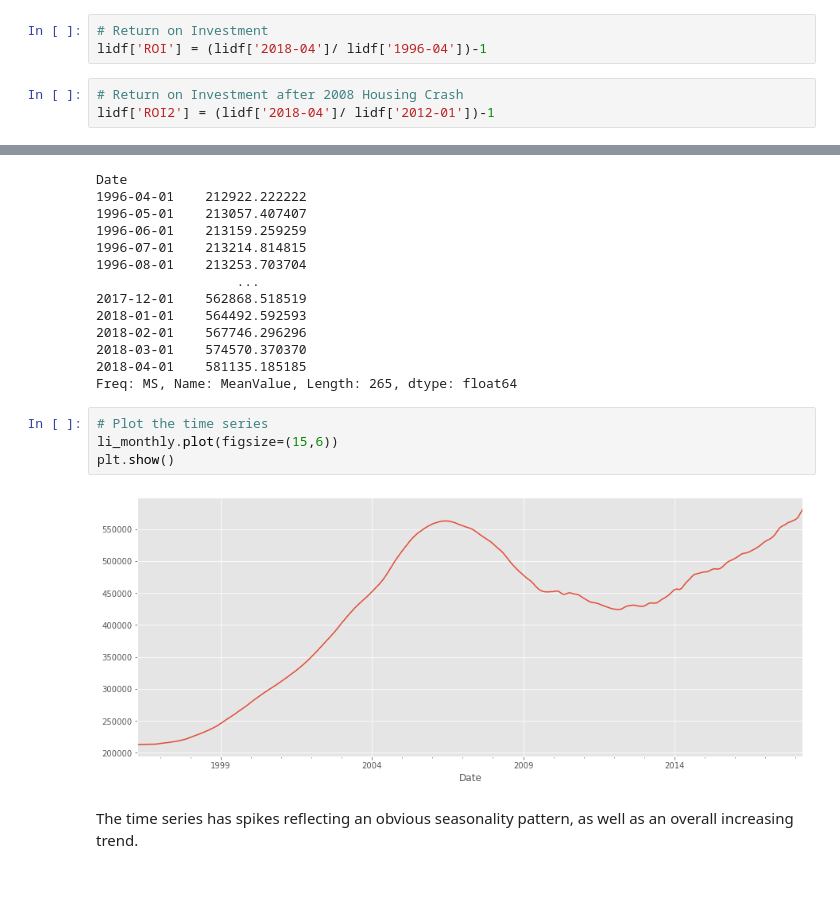
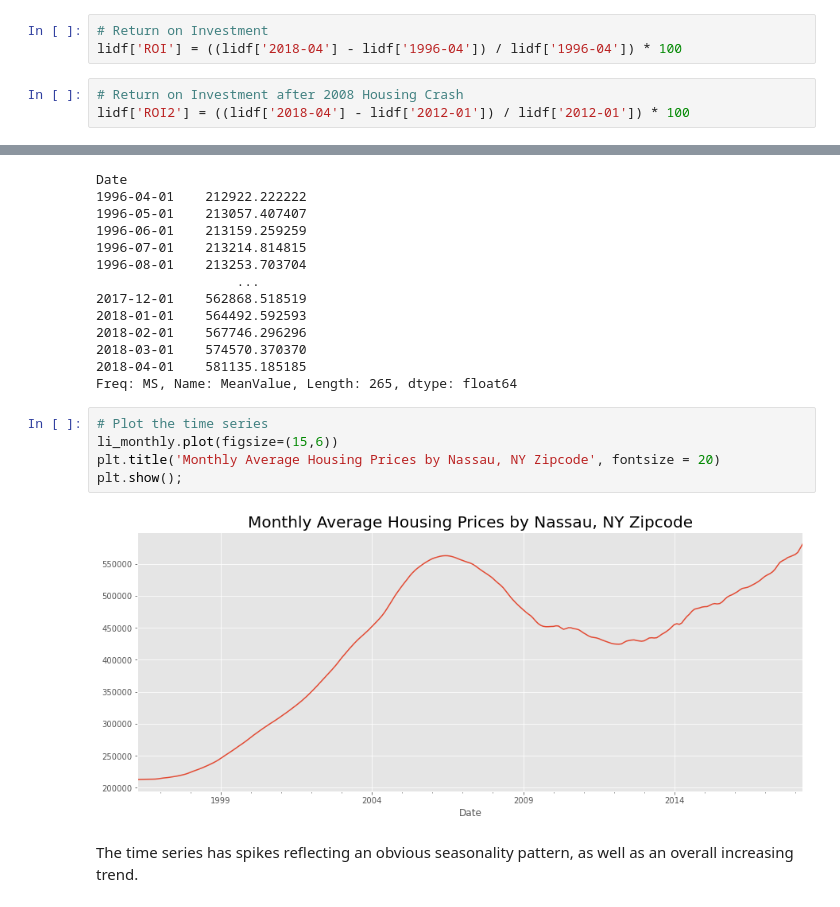
Before and after one commit to khwilliamkim/Zillow_Real_Estate_Time_Series_Analysis, a Jupyter notebook: Time_Series_Analysis_notebook.ipynb, the cells around one changed output, grey strips where cells are left out. Saved outputs shown, nothing was run; the diff lists cells and outputs as text.

```diff
--- a/Time_Series_Analysis_notebook.ipynb
+++ b/Time_Series_Analysis_notebook.ipynb
@@ -227,10 +227,10 @@ ROI is the measure of expected returns from investments
 CV is a measure of the dispersion of data points around the mean and represents the ratio of the standard deviation to the mean. It allows investors to determine how much volatility, or risk, is assumed in comparison to the amount of return expected from investments.
 # %%
 # Return on Investment
-lidf['ROI'] = (lidf['2018-04']/ lidf['1996-04'])-1
+lidf['ROI'] = ((lidf['2018-04'] - lidf['1996-04']) / lidf['1996-04']) * 100
 # %%
 # Return on Investment after 2008 Housing Crash
-lidf['ROI2'] = (lidf['2018-04']/ lidf['2012-01'])-1
+lidf['ROI2'] = ((lidf['2018-04'] - lidf['2012-01']) / lidf['2012-01']) * 100
 # %%
 # Coefficient of Variation
 
@@ -543,9 +559,10 @@ Freq: MS, Name: MeanValue, Length: 265, dtype: float64
 # %%
 # Plot the time series
 li_monthly.plot(figsize=(15,6))
-plt.show()
+plt.title('Monthly Average Housing Prices by Nassau, NY Zipcode', fontsize = 20)
+plt.show();
 # %% [output]
-[figure, old version]
+[figure, new version]
 # %% [markdown]
 The time series has spikes reflecting an obvious seasonality pattern, as well as an overall increasing trend.
 # %%
```
Also changed, not shown: parts of 95 cells of this notebook, 2 other files.
